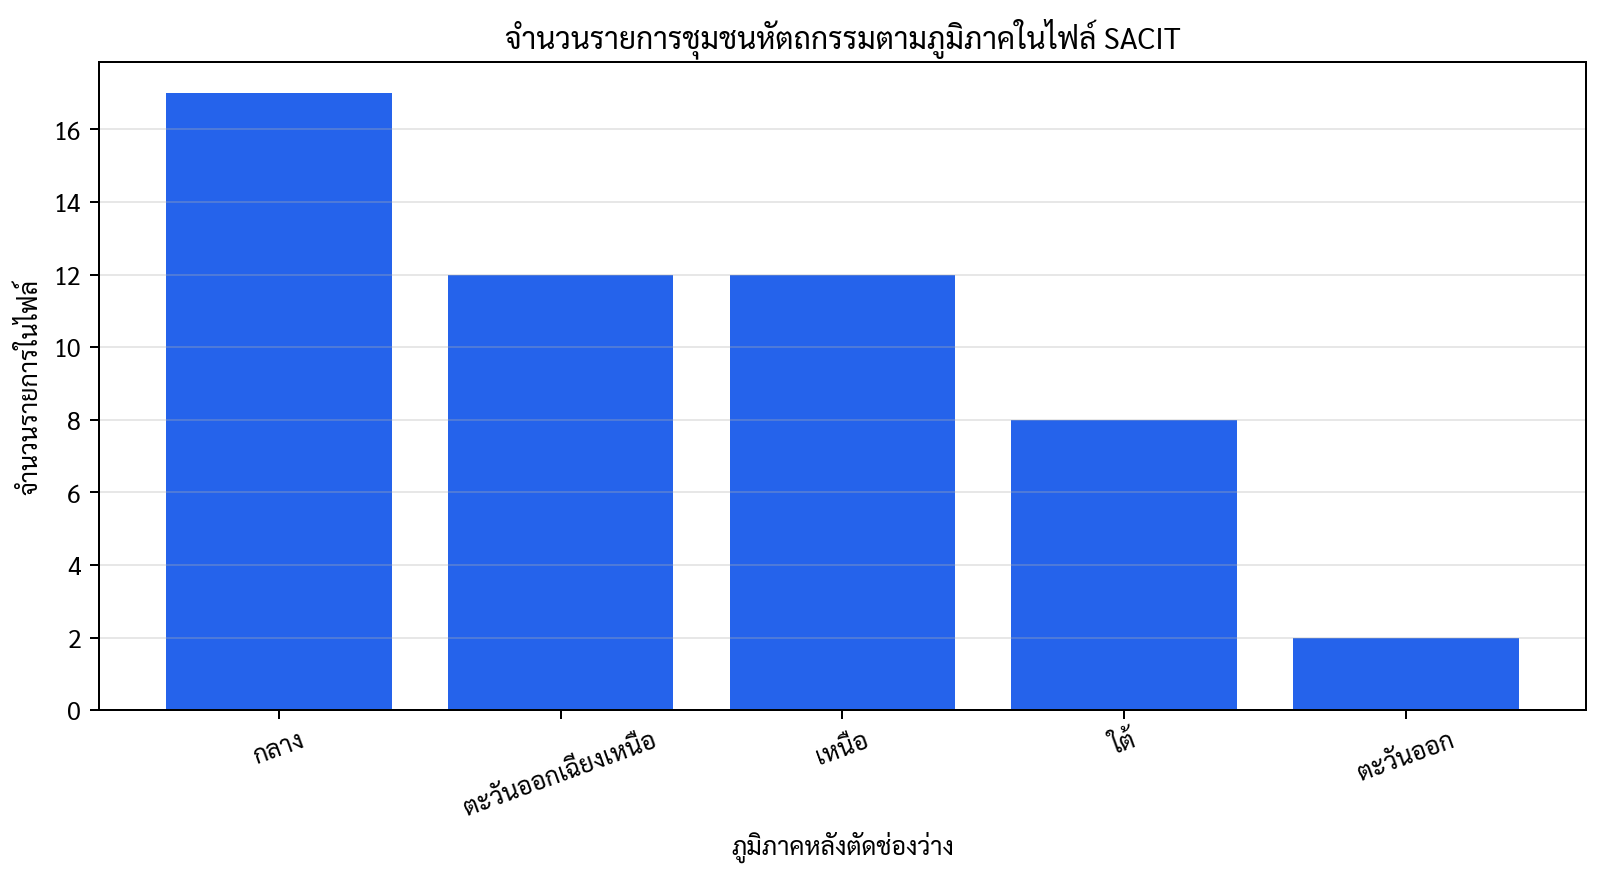
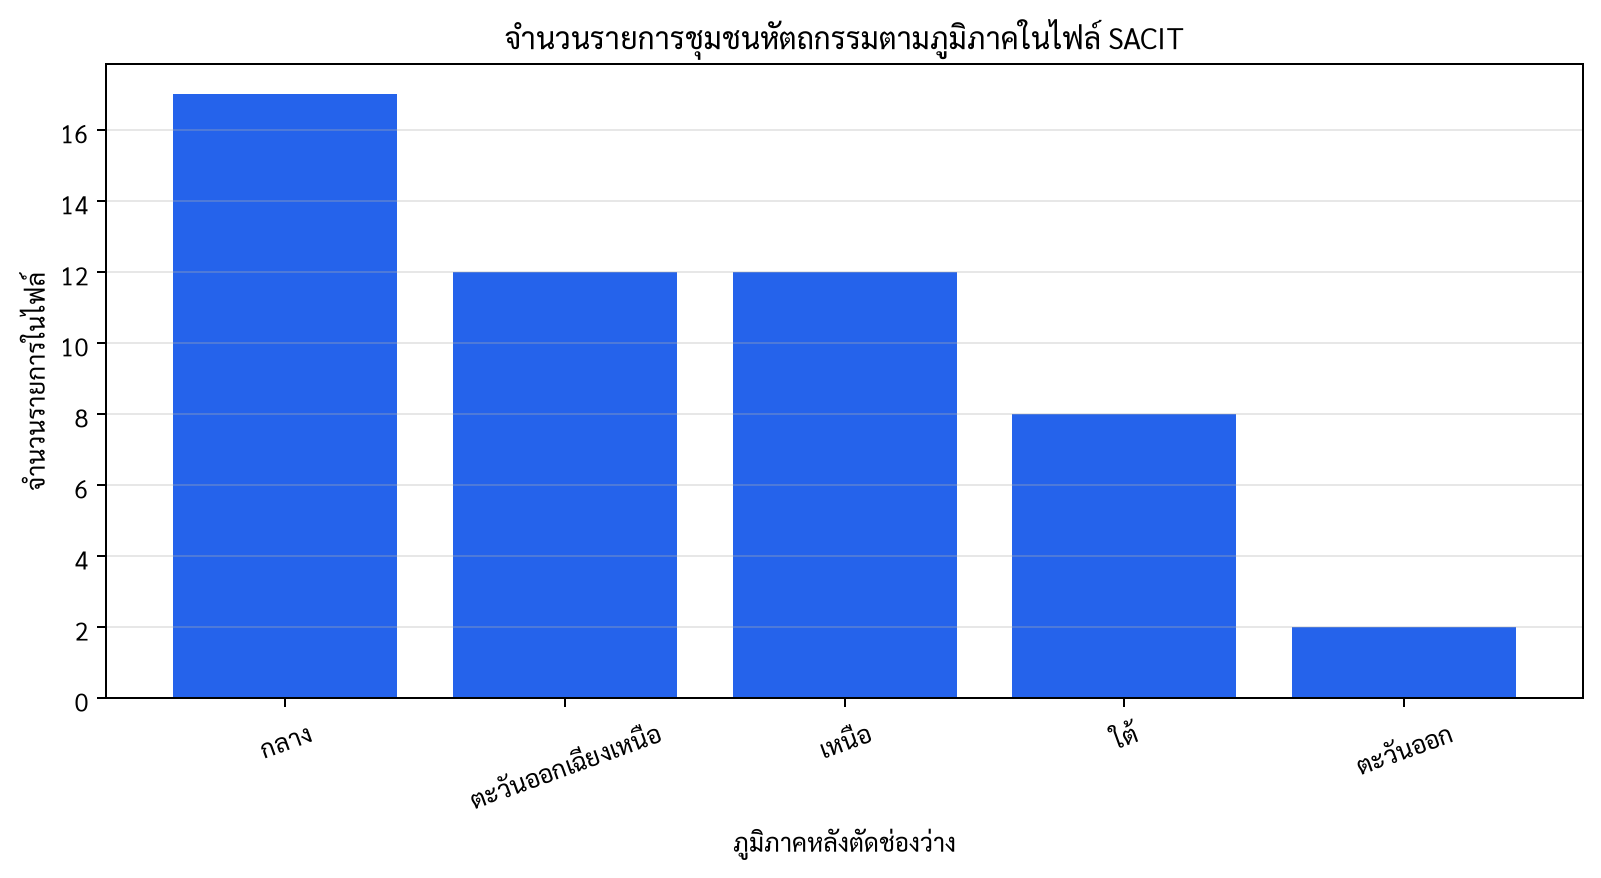
The notebook cell's code change between the first figure and the second:
--- before
+++ after
@@ -1,4 +1,2 @@
-FIGURE_DIR.mkdir(parents=True, exist_ok=True)
-
 figure, axis = plt.subplots(figsize=(9, 5))
 axis.bar(
@@ -13,5 +11,7 @@
 axis.grid(axis="y", alpha=0.3)
 figure.tight_layout()
-figure.savefig(FIGURE_FILE, dpi=180, bbox_inches="tight")
-display(Image(filename=str(FIGURE_FILE)))
+buffer = BytesIO()
+figure.savefig(buffer, format="png", dpi=180, bbox_inches="tight")
+display(Image(data=buffer.getvalue()))
+buffer.close()
 plt.close(figure)

Commit: Polish public package visuals and navigation